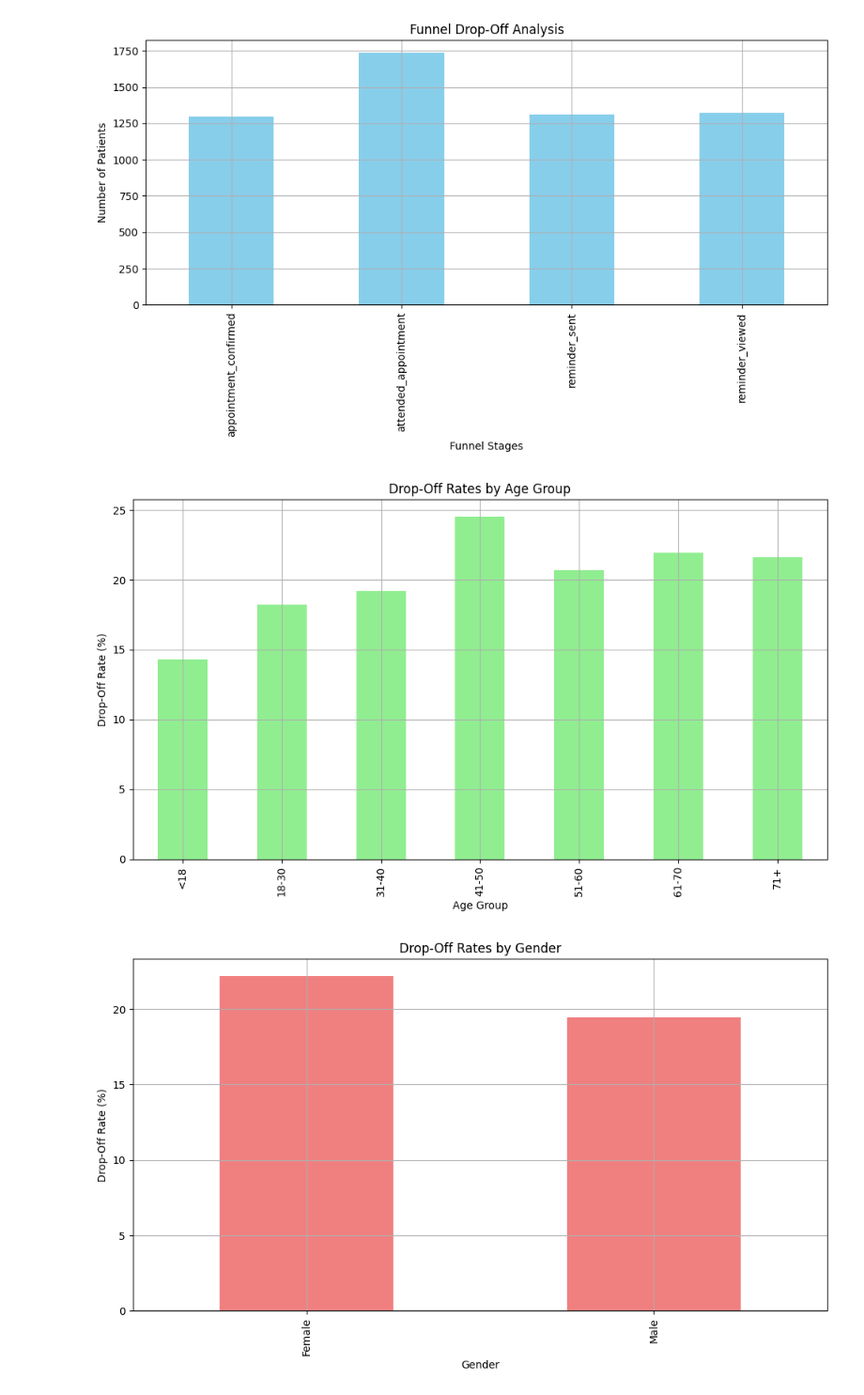
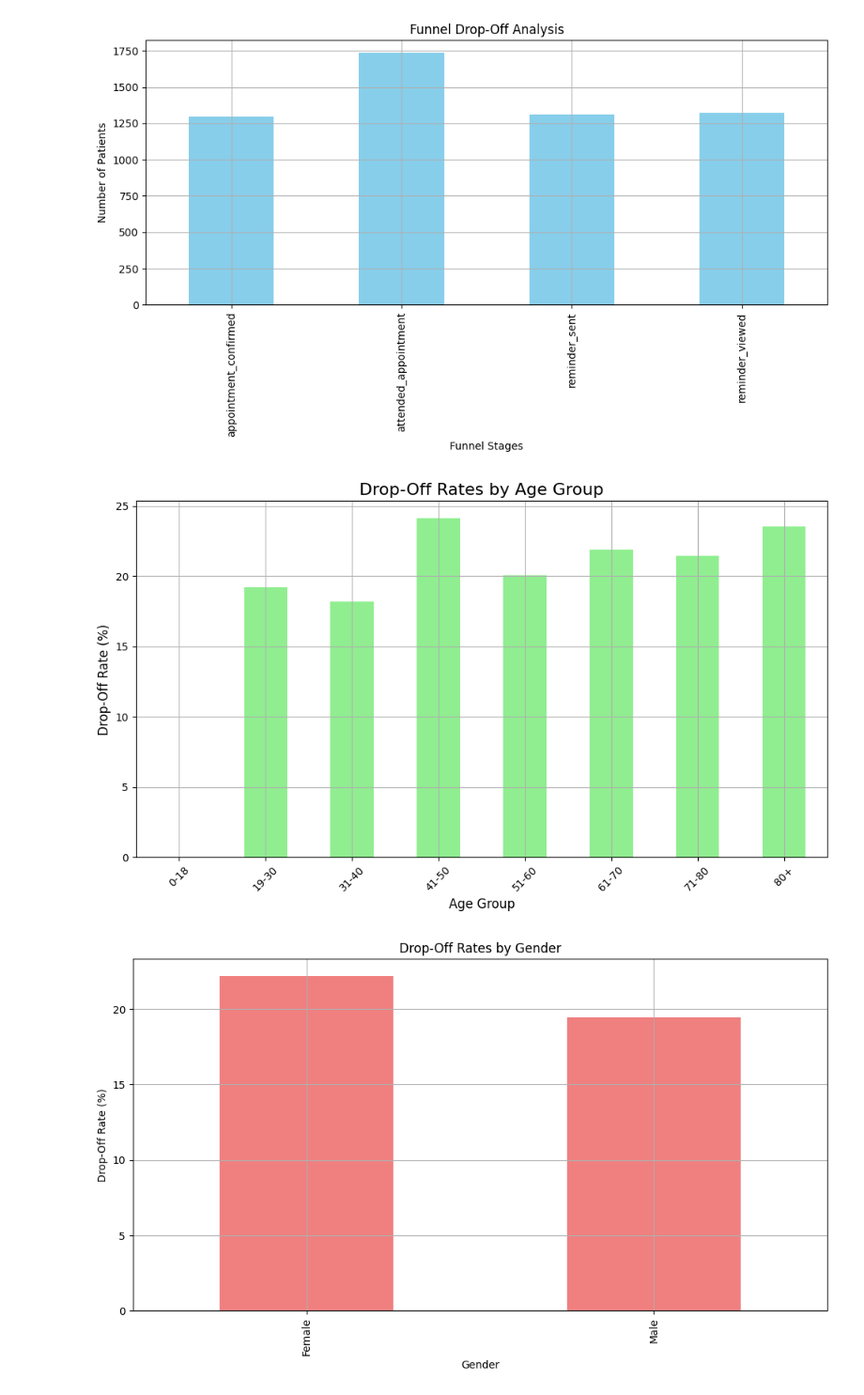
Before and after one commit to Ismat-Samadov/kyla_ProductAnalyst, a Jupyter notebook: EDA.ipynb, the cells around one changed output. Shown at 94% size. Cells and saved outputs as stored; diff of their text form; code cells hidden in the pictures.

```diff
--- a/EDA.ipynb
+++ b/EDA.ipynb
@@ -234,22 +523,42 @@ plt.show()
 # %% [output]
 [figure]
 # %%
+
+# Reload the necessary data
+ab_test_data = pd.read_csv('data/ab_test_data.csv')
+appointments_data = pd.read_csv('data/appointments_data.csv')
+app_data = pd.read_csv('data/app_data.csv')
+
+# Merge the datasets
+merged_data = pd.merge(ab_test_data, appointments_data, on='patient_id', how='left')
+merged_data = pd.merge(merged_data, app_data, on='patient_id', how='left')
+
+# Group devices into Android, iOS, and Other
+merged_data['device_group'] = merged_data['device'].str.lower().apply(lambda x: 'android' if 'android' in x else ('ios' if 'ios' in x else 'other'))
+
+# Create age groups
+bins = [0, 18, 30, 40, 50, 60, 70, 80, 100]
+labels = ['0-18', '19-30', '31-40', '41-50', '51-60', '61-70', '71-80', '80+']
+merged_data['age_group'] = pd.cut(merged_data['age'], bins=bins, labels=labels, right=False)
+
 # Drop-off rates by age group
 age_group_dropoff = merged_data[merged_data['appointment_status'] != 'Attended'].groupby('age_group')['patient_id'].nunique()
 total_age_group = merged_data.groupby('age_group')['patient_id'].nunique()
 dropoff_rate_age = (age_group_dropoff / total_age_group) * 100
 
 # Plot drop-off by age group
 plt.figure(figsize=(10, 6))
 dropoff_rate_age.plot(kind='bar', color='lightgreen')
-plt.title('Drop-Off Rates by Age Group')
-plt.xlabel('Age Group')
-plt.ylabel('Drop-Off Rate (%)')
+plt.title('Drop-Off Rates by Age Group', fontsize=16)
+plt.xlabel('Age Group', fontsize=12)
+plt.ylabel('Drop-Off Rate (%)', fontsize=12)
+plt.xticks(rotation=45, fontsize=10)
+plt.yticks(fontsize=10)
 plt.grid(True)
 plt.tight_layout()
 plt.show()
 # %% [output]
-[figure, old version]
+[figure, new version]
 # %%
 # Drop-off rates by gender
 gender_dropoff = merged_data[merged_data['appointment_status'] != 'Attended'].groupby('gender')['patient_id'].nunique()
```
Also changed, not shown: parts of 56 cells of this notebook.
